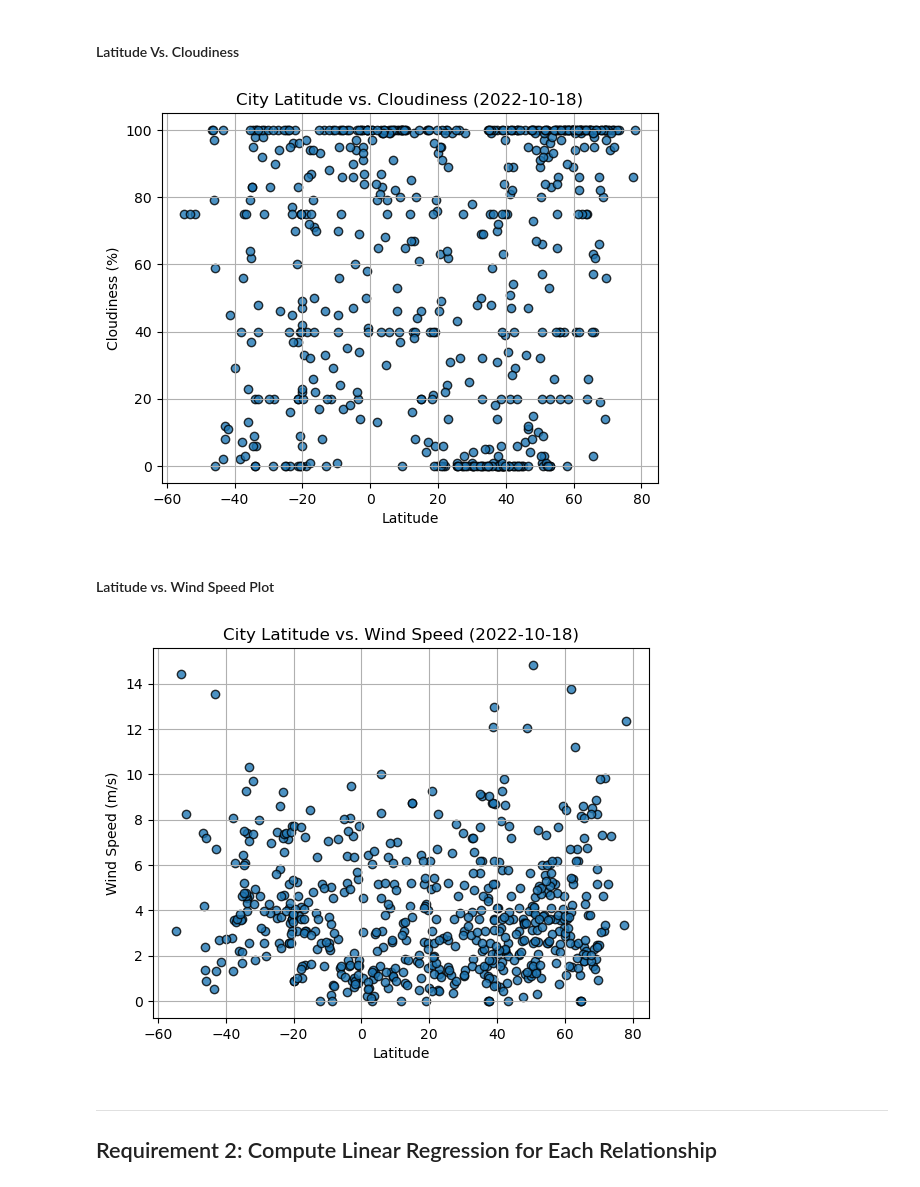
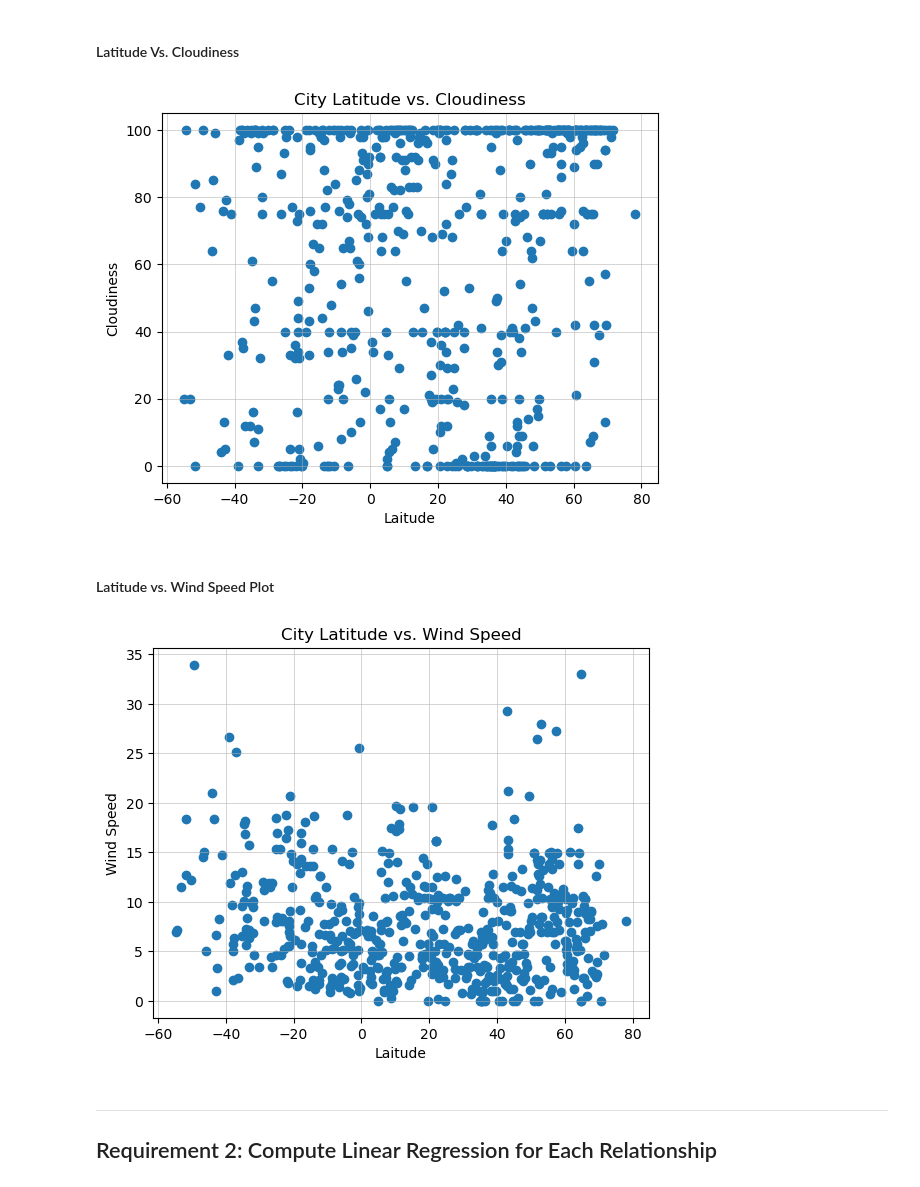
Before and after one commit to AntonLeB04/python-api-challenge, a Jupyter notebook: WeatherPy/WeatherPy.ipynb, the cells around one changed output. Cells and saved outputs as stored; diff of their text form; code cells hidden in the pictures.

```diff
--- a/WeatherPy/WeatherPy.ipynb
+++ b/WeatherPy/WeatherPy.ipynb
@@ -224,34 +236,46 @@ plt.show()
 #### Latitude Vs. Cloudiness
 # %%
 # Build the scatter plots for latitude vs. cloudiness
-# YOUR CODE HERE
+plt.scatter(city_data_df['Lat'], city_data_df['Cloudiness'])
 
 # Incorporate the other graph properties
-# YOUR CODE HERE
+plt.title("City Latitude vs. Cloudiness")
+
+plt.xlabel("Laitude")
+
+plt.ylabel("Cloudiness")
+
+plt.grid(linestyle='-', linewidth=0.5, alpha = 0.75)
 
 # Save the figure
-plt.savefig("output_data/Fig3.png")
+plt.savefig("Fig3.png")
 
 # Show plot
 plt.show()
 # %% [output]
-[figure, old version]
+[figure, new version]
 # %% [markdown]
 #### Latitude vs. Wind Speed Plot
 # %%
 # Build the scatter plots for latitude vs. wind speed
-# YOUR CODE HERE
+plt.scatter(city_data_df['Lat'], city_data_df['Wind Speed'])
 
 # Incorporate the other graph properties
-# YOUR CODE HERE
+plt.title("City Latitude vs. Wind Speed")
+
+plt.xlabel("Laitude")
+
+plt.ylabel("Wind Speed")
+
+plt.grid(linestyle='-', linewidth=0.5, alpha = 0.75)
 
 # Save the figure
-plt.savefig("output_data/Fig4.png")
+plt.savefig("Fig4.png")
 
 # Show plot
 plt.show()
 # %% [output]
-[figure, old version]
+[figure, new version]
 # %% [markdown]
 ---
 
```
Also changed, not shown: parts of 10 cells of this notebook.
